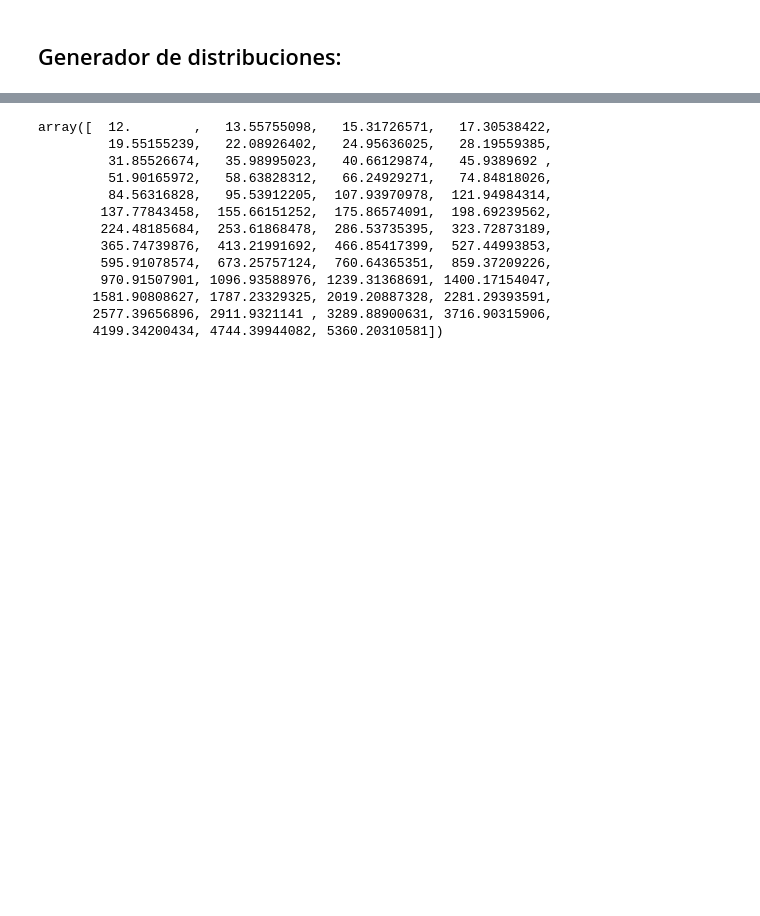
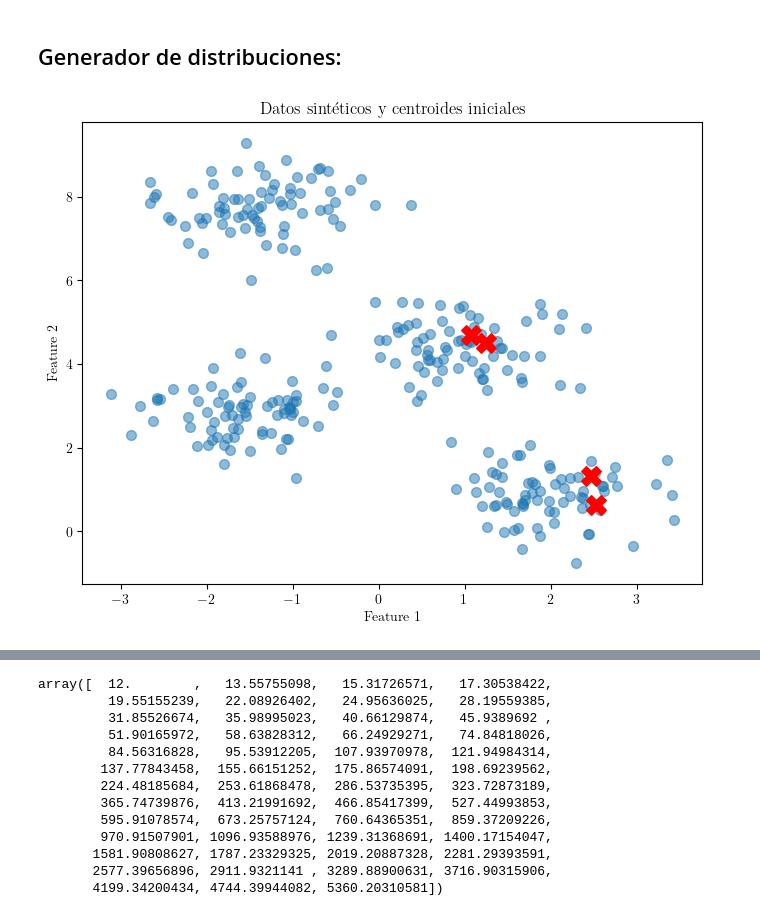
Before and after one commit to oazula/codes, a Jupyter notebook: Analisis de Pareto.ipynb, the cells around one changed output, grey strips where cells are left out. Saved outputs shown, nothing was run; the diff lists cells and outputs as text; code cells hidden in the pictures; blank space fills up the shorter version.

```diff
--- a/Analisis de Pareto.ipynb
+++ b/Analisis de Pareto.ipynb
@@ -9,3 +9,26 @@ import matplotlib.cm as cm
 rc('font',**{'family':'serif','serif':['Times New Roman']})
 rc('text', usetex=True)
 %matplotlib inline
+# %%
+import numpy as np
+import matplotlib.pyplot as plt
+from sklearn.datasets import make_blobs
+
+# Generar datos sintéticos
+X, _ = make_blobs(n_samples=300, centers=4, cluster_std=0.60, random_state=0)
+
+# Inicializar los centroides
+k = 4
+np.random.seed(0)
+centroids = X[np.random.choice(X.shape[0], k, replace=False)]
+
+# Visualizar los datos y los centroides iniciales
+plt.figure(figsize=(8, 6))
+plt.scatter(X[:, 0], X[:, 1], s=50, alpha=0.5)
+plt.scatter(centroids[:, 0], centroids[:, 1], c='red', s=200, marker='X')
+plt.title('Datos sintéticos y centroides iniciales')
+plt.xlabel('Feature 1')
+plt.ylabel('Feature 2')
+plt.show()
+# %% [output]
+[figure, added]
```
Also changed, not shown: parts of 7 cells of this notebook, 6 other files.
